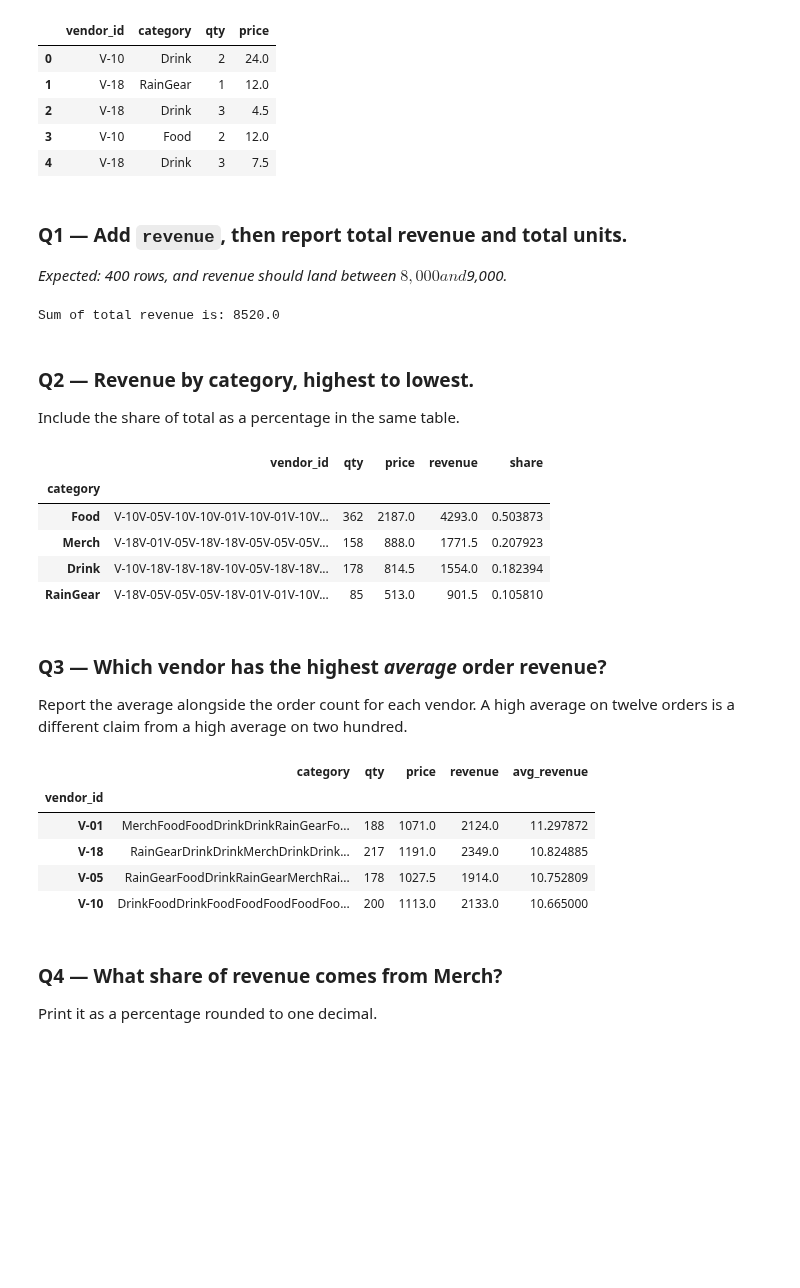
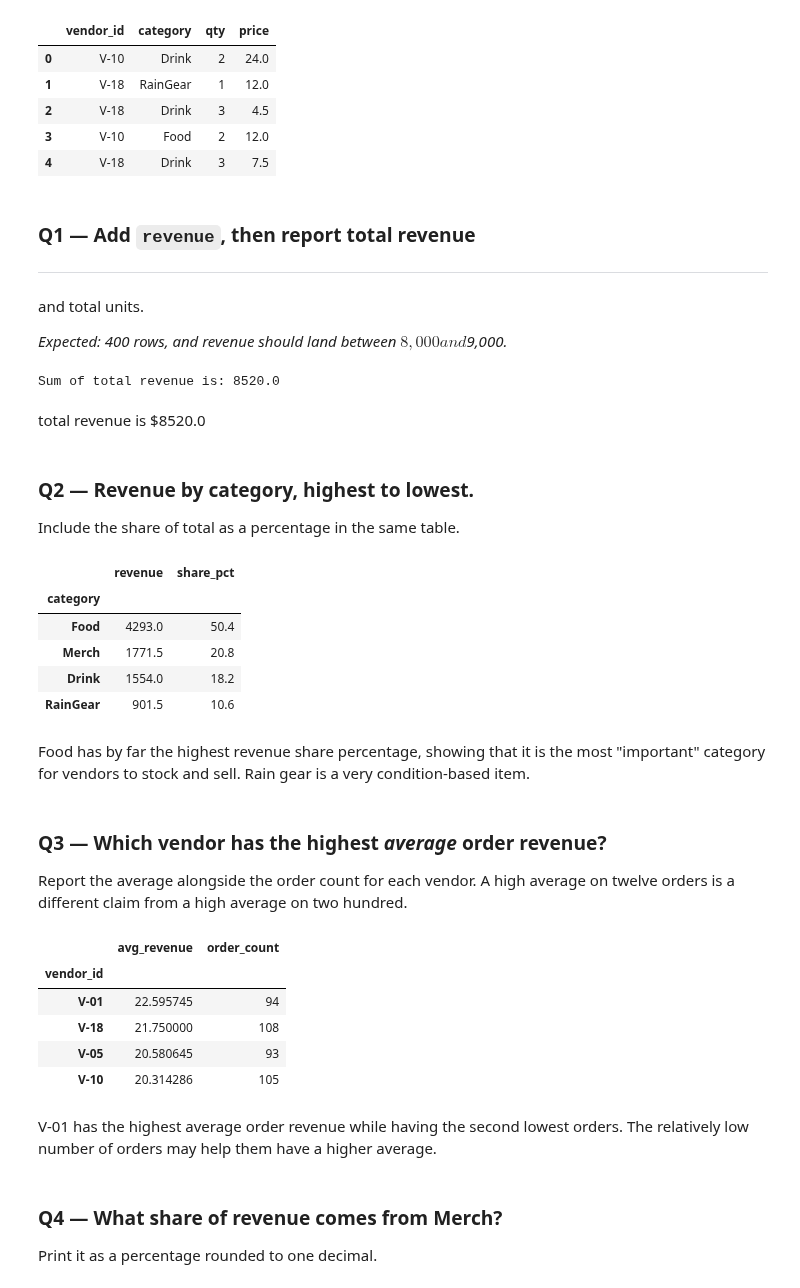
Before and after one commit to michaelhunter12/ds2002-fa26, a Jupyter notebook: notebooks/03-pandas-cleaning/2026-09-18 — Pandas Challenge — Lab.ipynb, the cells around one changed output. Drawn from its saved outputs; the diff is of its cells as text; code cells hidden in the pictures; blank space fills up the shorter version.

```diff
--- a/notebooks/03-pandas-cleaning/2026-09-18 — Pandas Challenge — Lab.ipynb
+++ b/notebooks/03-pandas-cleaning/2026-09-18 — Pandas Challenge — Lab.ipynb
@@ -31,7 +31,11 @@ df.head()
 | 3 | V-10 | Food | 2 | 12.0 |
 | 4 | V-18 | Drink | 3 | 7.5 |
 # %% [markdown]
-### Q1 — Add `revenue`, then report total revenue and total units.
+### Q1 — Add `revenue`, then report total revenue
+
+---
+
+and total units.
 
 *Expected: 400 rows, and revenue should land between $8,000 and $9,000.*
 # %%
@@ -40,38 +44,43 @@ df['revenue'] = df['qty'] * df['price']
 print('Sum of total revenue is:', df['revenue'].sum())
 # %% [output]
 Sum of total revenue is: 8520.0
+# %% [markdown]
+total revenue is $8520.0
 # %% [markdown]
 ### Q2 — Revenue by category, highest to lowest.
 
 Include the share of total as a percentage in the same table.
 # %%
 # TODO
-by_category = df.groupby('category').sum()
-by_category['share'] = by_category['revenue'] / by_category['revenue'].sum()
+by_category = df.groupby('category')['revenue'].sum().to_frame()
+by_category['share_pct'] = (by_category['revenue'] / by_category['revenue'].sum() * 100).round(1)
 by_category.sort_values('revenue', ascending=False)
 # %% [output]
-|  | vendor_id | qty | price | revenue | share |
-| category |  |  |  |  |  |
-| Food | V-10V-05V-10V-10V-01V-10V-01V-10V... | 362 | 2187.0 | 4293.0 | 0.503873 |
-| Merch | V-18V-01V-05V-18V-18V-05V-05V-05V... | 158 | 888.0 | 1771.5 | 0.207923 |
-| Drink | V-10V-18V-18V-18V-10V-05V-18V-18V... | 178 | 814.5 | 1554.0 | 0.182394 |
-| RainGear | V-18V-05V-05V-05V-18V-01V-01V-10V... | 85 | 513.0 | 901.5 | 0.105810 |
+|  | revenue | share_pct |
+| category |  |  |
+| Food | 4293.0 | 50.4 |
+| Merch | 1771.5 | 20.8 |
+| Drink | 1554.0 | 18.2 |
+| RainGear | 901.5 | 10.6 |
+# %% [markdown]
+Food has by far the highest revenue share percentage, showing that it is the most "important" category for vendors to stock and sell. Rain gear is a very condition-based item.
 # %% [markdown]
 ### Q3 — Which vendor has the highest *average* order revenue?
 
 Report the average alongside the order count for each vendor. A high average on twelve orders is a different claim from a high average on two hundred.
 # %%
 # TODO
-by_vendor = df.groupby('vendor_id').sum()
-by_vendor['avg_revenue'] = by_vendor['revenue'] / by_vendor['qty']
+by_vendor = df.groupby('vendor_id')['revenue'].agg(avg_revenue='mean', order_count='count')
 by_vendor.sort_values('avg_revenue', ascending=False)
 # %% [output]
-|  | category | qty | price | revenue | avg_revenue |
-| vendor_id |  |  |  |  |  |
-| V-01 | MerchFoodFoodDrinkDrinkRainGearFo... | 188 | 1071.0 | 2124.0 | 11.297872 |
-| V-18 | RainGearDrinkDrinkMerchDrinkDrink... | 217 | 1191.0 | 2349.0 | 10.824885 |
-| V-05 | RainGearFoodDrinkRainGearMerchRai... | 178 | 1027.5 | 1914.0 | 10.752809 |
-| V-10 | DrinkFoodDrinkFoodFoodFoodFoodFoo... | 200 | 1113.0 | 2133.0 | 10.665000 |
+|  | avg_revenue | order_count |
+| vendor_id |  |  |
+| V-01 | 22.595745 | 94 |
+| V-18 | 21.750000 | 108 |
+| V-05 | 20.580645 | 93 |
+| V-10 | 20.314286 | 105 |
+# %% [markdown]
+V-01 has the highest average order revenue while having the second lowest orders. The relatively low number of orders may help them have a higher average.
 # %% [markdown]
 ### Q4 — What share of revenue comes from Merch?
 
```
Also changed, not shown: parts of 15 cells of this notebook.
